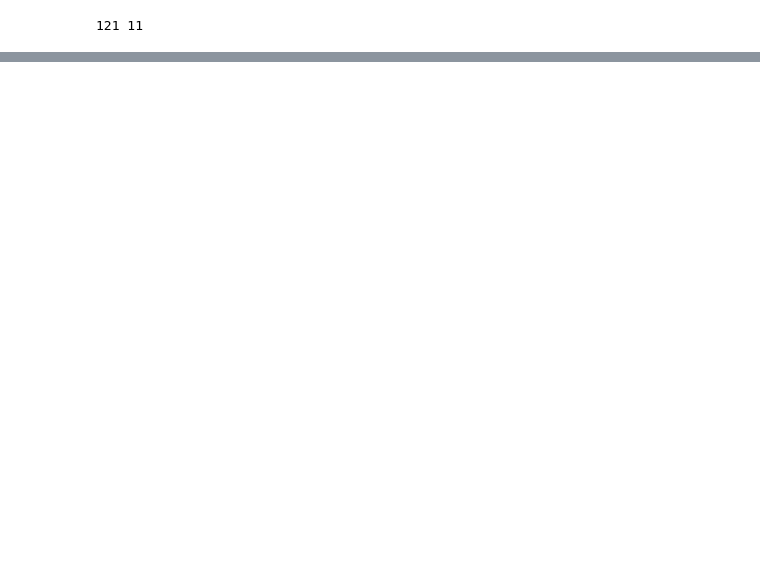
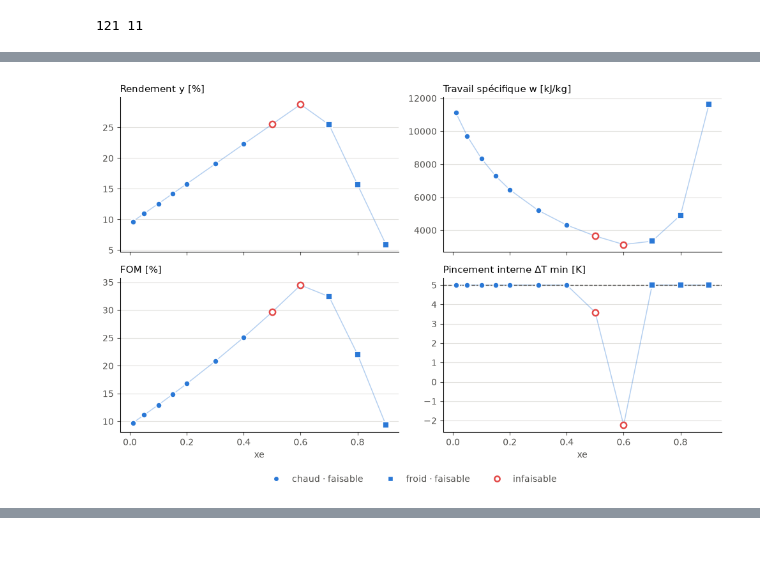
Before and after one commit to Mascof17/sys_en, a Jupyter notebook: proj_12/LNG_L0_martin.ipynb, the cells around one changed output, grey strips where cells are left out. Cells and saved outputs as stored; diff of their text form; code cells hidden in the pictures; blank space fills up the shorter version.

```diff
--- a/proj_12/LNG_L0_martin.ipynb
+++ b/proj_12/LNG_L0_martin.ipynb
@@ -837,0 +882,39 @@ plt.tight_layout(); plt.show()
+# %%
+from matplotlib.lines import Line2D
+
+def panels_both(store=None):
+    if store is None: store = results_both
+    df = pd.DataFrame(store.values()).sort_values("xe").set_index("xe")
+    out = pd.DataFrame({
+        "côté": df["side"], "faisable": df["feasible"],
+        "y [%]": df["y"]*100, "ṁ_circ": df["m_circ"], "w [kJ/kg]": df["w"]/1e3,
+        "FOM [%]": df["fom"]*100, "ΔT int [K]": df["dT_int"],
+        "ṁcp_warm": df["mcp_warm"], "ṁcp_cold": df["mcp_cold"], "A_hot [m²]": df["A_hot"]})
+
+    MUTED, GRID, BLUE, RED = "#52514e", "#e3e2df", "#2a78d6", "#e34948"
+    ok, warm = out["faisable"].astype(bool), out["côté"] == "warm"
+    panels = [("y [%]", "Rendement y [%]"), ("w [kJ/kg]", "Travail spécifique w [kJ/kg]"),
+              ("FOM [%]", "FOM [%]"), ("ΔT int [K]", "Pincement interne ΔT min [K]")]
+    fig, axs = plt.subplots(2, 2, figsize=(10, 6.5), sharex=True)
+    for ax, (col, title) in zip(axs.flat, panels):
+        ax.plot(out.index, out[col], color=BLUE, lw=1.1, alpha=0.35, zorder=1)
+        for mask, mk in [(warm, "o"), (~warm, "s")]:               # o = chaud, s = froid
+            ax.scatter(out.index[mask & ok],  out.loc[mask & ok,  col], marker=mk, s=45,
+                       color=BLUE, edgecolor="white", linewidth=1.3, zorder=3)
+            ax.scatter(out.index[mask & ~ok], out.loc[mask & ~ok, col], marker=mk, s=45,
+                       facecolor="white", edgecolor=RED, linewidth=1.8, zorder=3)
+        ax.set_title(title, loc="left", fontsize=11); ax.grid(axis="y", color=GRID, lw=0.8)
+        ax.set_axisbelow(True); ax.tick_params(colors=MUTED)
+        for s in ("top", "right"): ax.spines[s].set_visible(False)
+    axs[1, 1].axhline(5, color=MUTED, ls="--", lw=1)
+    for ax in axs[1]: ax.set_xlabel("xe", color=MUTED)
+    fig.legend(handles=[Line2D([],[],marker="o",color=BLUE,lw=0,mec="white",label="chaud · faisable"),
+                        Line2D([],[],marker="s",color=BLUE,lw=0,mec="white",label="froid · faisable"),
+                        Line2D([],[],marker="o",color="white",lw=0,mec=RED,mew=1.8,label="infaisable")],
+               loc="lower center", ncol=3, frameon=False, labelcolor=MUTED)
+    fig.tight_layout(rect=(0, 0.05, 1, 1)); plt.show()
+    return out.round(2)
+
+panels_both()          # lit results_both
+# %% [output]
+[figure, added]
```
Also changed, not shown: parts of 16 cells of this notebook, 1 other file.
